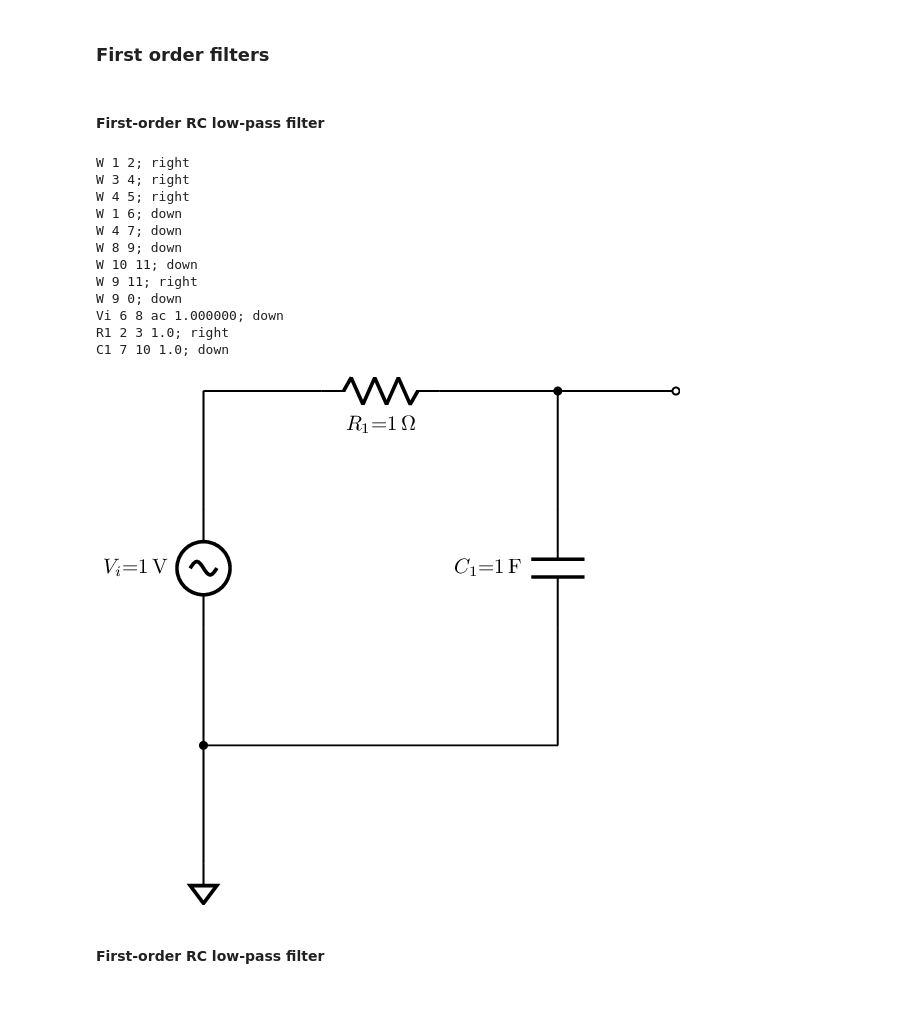
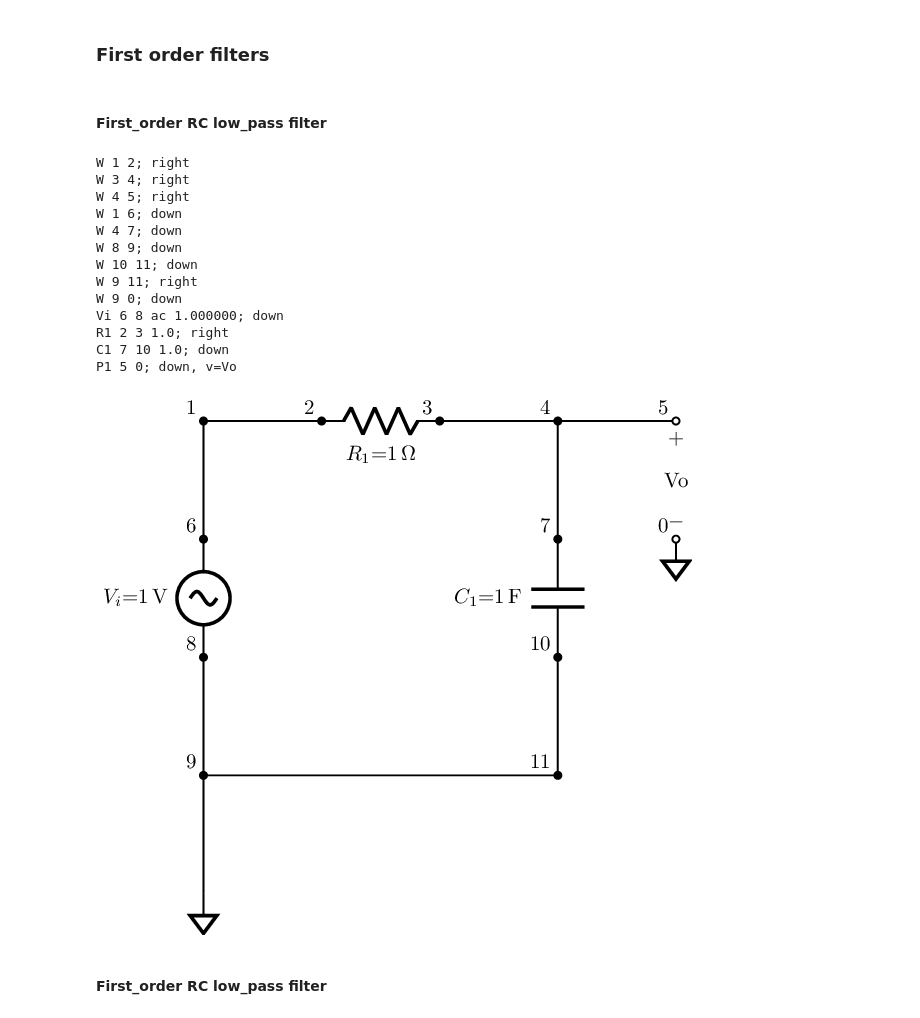
Before and after one commit to scottprahl/ltparser, a Jupyter notebook: docs/passive_filters.ipynb, the cells around one changed output. Cells and saved outputs as stored; diff of their text form; code cells hidden in the pictures.

```diff
--- a/docs/passive_filters.ipynb
+++ b/docs/passive_filters.ipynb
@@ -11,29 +11,30 @@ import ltparser
 # %% [markdown]
 ### First order filters
 # %% [markdown]
-#### First-order RC low-pass filter
+#### First_order RC low_pass filter
 # %%
 lt = ltparser.LTspice()
-lt.read("../tests/examples/passive-filter-low-pass.asc")
+lt.read("../tests/examples/passive_filter_low_pass.asc")
 lt.make_netlist()
 print(lt.netlist)
 cct = lt.circuit()
 cct.draw(scale=0.5)
 # %% [output]
 W 1 2; right
 W 3 4; right
 W 4 5; right
 W 1 6; down
 W 4 7; down
 W 8 9; down
 W 10 11; down
 W 9 11; right
 W 9 0; down
 Vi 6 8 ac 1.000000; down
 R1 2 3 1.0; right
 C1 7 10 1.0; down
+P1 5 0; down, v=Vo
-[figure, old version]
+[figure, new version]
 # %% [markdown]
-#### First-order RC low-pass filter
+#### First_order RC low_pass filter
 # %%
 lt = ltparser.LTspice()
```
Also changed, not shown: parts of 10 cells of this notebook, 5 other files.
